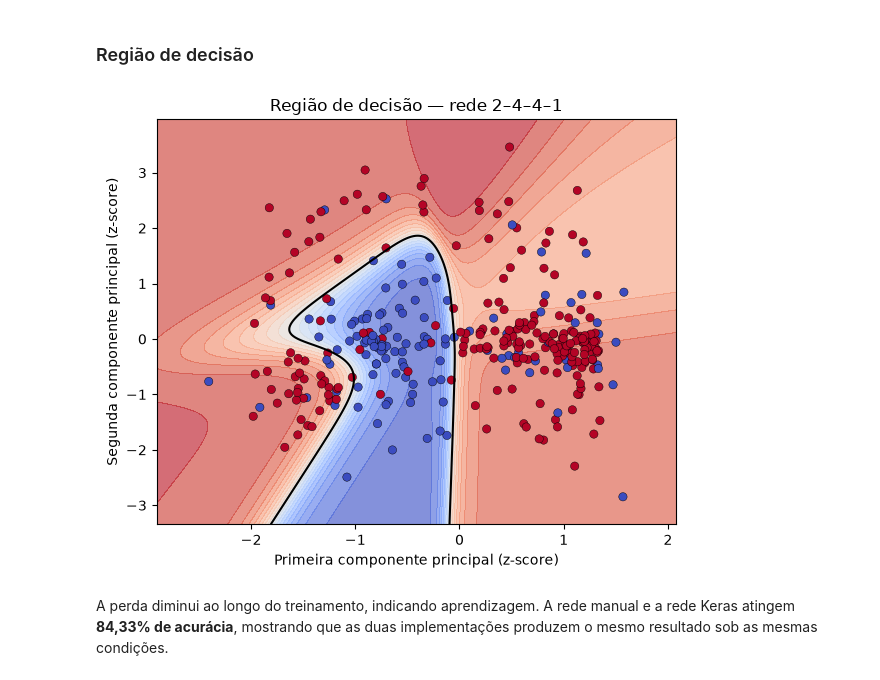
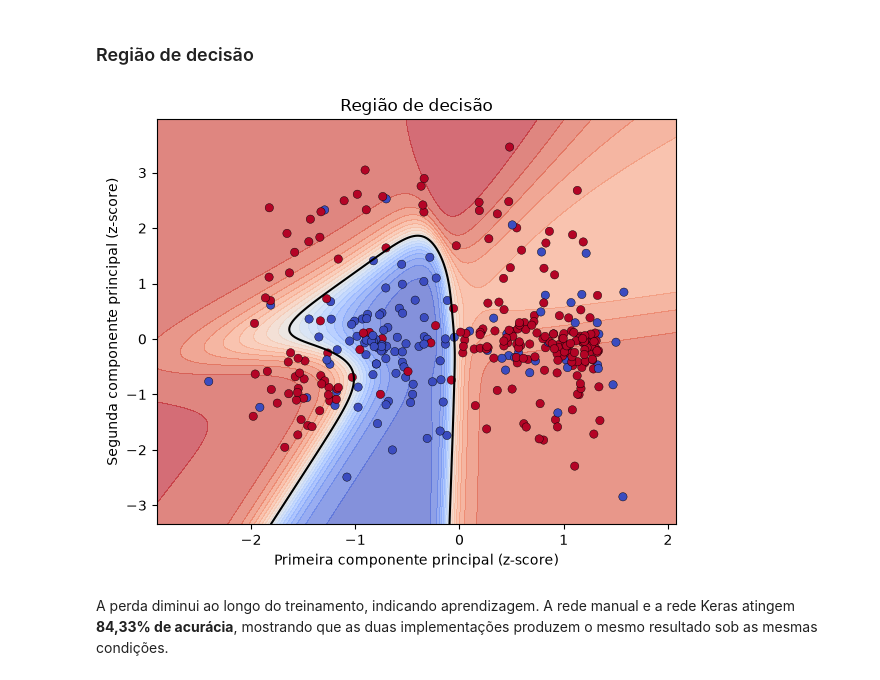
Before and after one commit to joaopdrosr/projeto-1-mat-ciencia-de-dados, a Jupyter notebook: relatorio_tecnico.ipynb, the cells around one changed output. Cells and saved outputs as stored; diff of their text form; code cells hidden in the pictures.

```diff
--- a/relatorio_tecnico.ipynb
+++ b/relatorio_tecnico.ipynb
@@ -69,35 +77,35 @@ def sigmoid(x):
 
 X, Y = resultados['X'], resultados['Y']
 w0, b0 = resultados['w0'], resultados['b0']
 w1, b1 = resultados['w1'], resultados['b1']
 w2, b2 = resultados['w2'], resultados['b2']
 margem = 0.5
 eixo_x = np.linspace(X[:, 0].min() - margem, X[:, 0].max() + margem, 300)
 eixo_y = np.linspace(X[:, 1].min() - margem, X[:, 1].max() + margem, 300)
 grade_x, grade_y = np.meshgrid(eixo_x, eixo_y)
 grade = np.c_[grade_x.ravel(), grade_y.ravel()]
 camada_1 = sigmoid(grade @ w0.T + b0)
 camada_2 = sigmoid(camada_1 @ w1.T + b1)
 probabilidades = sigmoid(camada_2 @ w2 + b2)
 probabilidades = probabilidades.reshape(grade_x.shape)
 
 figura, eixo = plt.subplots(figsize=(6, 5))
 display = DecisionBoundaryDisplay(
     xx0=grade_x, xx1=grade_y, response=probabilidades, n_classes=2,
     xlabel='Primeira componente principal (z-score)', ylabel='Segunda componente principal (z-score)'
 )
 display.plot(plot_method='contourf', ax=eixo, levels=np.linspace(0, 1, 21),
              cmap='coolwarm', alpha=0.65)
 eixo.contour(grade_x, grade_y, probabilidades, levels=[0.5],
              colors='black', linewidths=1.5)
 eixo.scatter(X[:, 0], X[:, 1], c=Y, cmap='coolwarm',
              edgecolors='black', linewidths=0.3)
-eixo.set_title('Região de decisão — rede 2–4–4–1')
+eixo.set_title('Região de decisão')
 figura.tight_layout()
 figura.savefig('figuras/regiao_decisao.svg')
 plt.show()
 # %% [output]
-[figure, old version]
+[figure, new version]
 # %% [markdown]
 A perda diminui ao longo do treinamento, indicando aprendizagem. A rede manual e a rede Keras atingem **84,33% de acurácia**, mostrando que as duas implementações produzem o mesmo resultado sob as mesmas condições.
 # %% [markdown]
```
Also changed, not shown: parts of 4 cells of this notebook, 9 other files.
